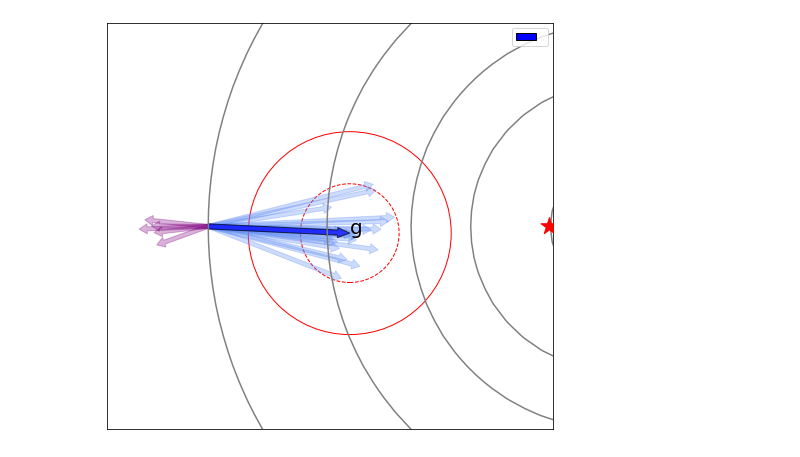
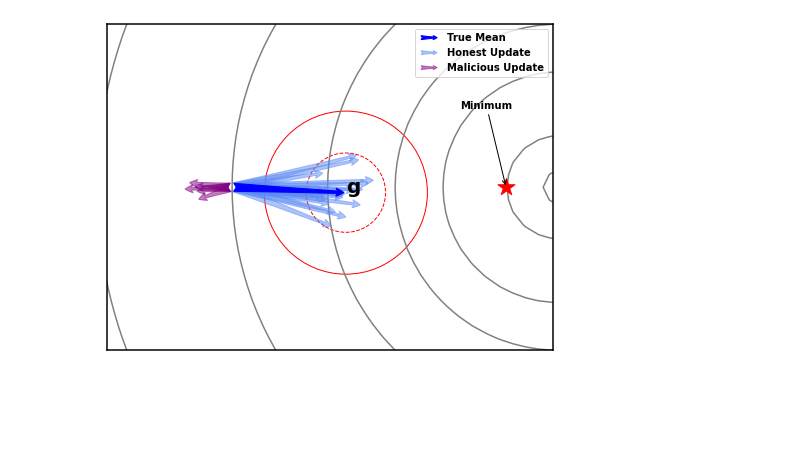
Before and after one commit to lishenghui/blades, a Jupyter notebook: src/notebooks/contours.ipynb, the cells around one changed output. Drawn from its saved outputs; the diff is of its cells as text; code cells hidden in the pictures; blank space fills up the shorter version.

```diff
--- a/src/notebooks/contours.ipynb
+++ b/src/notebooks/contours.ipynb
@@ -1,96 +1,100 @@
 # %%
-import matplotlib.patches as patches
-from matplotlib.path import Path
+import matplotlib.pyplot as plt
 import numpy as np
-import matplotlib.pyplot as plt
-import matplotlib.patheffects as patheffects
-from matplotlib.lines import Line2D
-import numpy as np
-import matplotlib.pyplot as plt
 from matplotlib.legend_handler import HandlerLine2D
-from matplotlib.patches import FancyArrowPatch
-from matplotlib.patches import Patch
-import matplotlib.patches as mpatches
+from matplotlib.patches import FancyArrowPatch, ArrowStyle
+
+
+plt.rcParams['axes.linewidth'] = 1.5 #set the value globally
+plt.rcParams["font.weight"] = "bold"
+plt.rcParams["axes.labelweight"] = "bold"
+plt.rcParams["savefig.format"] = 'pdf'
 
 cmap = plt.cm.coolwarm
 sd = 3
+benign_size = 20
+malicious_size = 5
 
 class AnnotationHandler(HandlerLine2D):
-    def __init__(self,ms,*args,**kwargs):
+    def __init__(self, ms, *args, **kwargs):
         self.ms = ms
-        HandlerLine2D.__init__(self,*args,**kwargs)
+        HandlerLine2D.__init__(self, *args, **kwargs)
+
     def create_artists(self, legend, orig_handle,
                        xdescent, ydescent, width, height, fontsize,
                        trans):
         xdata, xdata_marker = self.get_xdata(legend, xdescent, ydescent,
                                              width, height, fontsize)
-        ydata = ((height - ydescent) / 2.) * np.ones(xdata.shape, float)
-        legline = FancyArrowPatch(posA=(xdata[0],ydata[0]),
-                                  posB=(xdata[-1],ydata[-1]),
+        ydata = ((height - ydescent) / 2.) * np.ones(len(xdata), float)
+        legline = FancyArrowPatch(posA=(xdata[0], ydata[0]),
+                                  posB=(xdata[-1], ydata[-1]),
                                   mutation_scale=self.ms,
                                   **orig_handle.arrowprops)
         legline.set_transform(trans)
         return legline,
 
-def plot_contour(cur_point, benign, malicious, bound=True, xlim=(-1.5, 0.7), ylim=(0, 2), optim=(0.68, 1.0)):
+
+def plot_contour(cur_point, benign, malicious, bound=True, xlim=(-1.5, 0.7), ylim=(0, 2), optim=(0.68, 1.0), optim_annot=(0.4, 1.5)):
     cir_center = np.mean(benign, axis=0)
-    fig, ax = plt.subplots(figsize=(8, 8))
-#     fig, ax = plt.subplots()
+    fig, ax = plt.subplots(figsize=(8, 6))
     nx = 101
     ny = 105
     xvec = np.linspace(-4, 4.0, nx)
     yvec = np.linspace(-4, 4.0, ny)
 
     x1, x2 = np.meshgrid(xvec, yvec)
-    obj = x1**2 + x2**2 - 2*x1 - 2*x2 + 2
+    obj = x1 ** 2 + x2 ** 2 - 2 * x1 - 2 * x2 + 2
     ax.scatter(optim[0], optim[1], s=320, marker='*', color='red', zorder=3)
+    ax.annotate('Minimum', xy=optim, xytext=optim_annot, arrowprops={'arrowstyle': '->'}, va='center')
     cntr = ax.contour(x1, x2, obj, [0.01, 0.1, 0.5, 1, 2, 4, 8, 16], colors='gray')
 
     if bound:
         redius = max([np.linalg.norm(e - cir_center) for e in benign])
         cir1 = plt.Circle(cir_center, redius, color='red', fill=False, linestyle='--')
         ax.add_patch(cir1)
 
         cir1 = plt.Circle(cir_center, 0.5, color='red', fill=False)
         ax.add_patch(cir1)
-    ax.annotate('g', (cir_center[0],cir_center[1]),fontsize=20)
 
     for d in benign:
-        ax.arrow(x=cur_point[0], y=cur_point[1], dx=d[0] - cur_point[0], dy=d[1] - cur_point[1],
-                 width=0.02, color="#5D8BF4", alpha=0.3,
-                 head_width=0.05, head_length=0.04, overhang=0)
-#         annotate = ax.annotate('', xy=cur_point, xytext=d,
-#                        arrowprops=dict(arrowstyle='->',color="crimson"), label="arrow")
+        benign_handler = ax.annotate('', xy=d, xytext=cur_point,
+                                     arrowprops=dict(
+                                         arrowstyle=ArrowStyle("Fancy", head_length=.8, head_width=.8, tail_width=.8),
+                                         alpha=0.5, color="#5D8BF4"), label="Honest Update")
 
     for d in malicious:
-        ax.arrow(x=cur_point[0], y=cur_point[1], dx=d[0] - cur_point[0], dy=d[1] - cur_point[1],
-                 width=0.02, color="purple",  alpha=0.3,
-                 head_width=0.05, head_length=0.04, overhang=0)
+        malicious_handler = ax.annotate('', xy=d, xytext=cur_point,
+                                        arrowprops=dict(arrowstyle=ArrowStyle("Fancy", head_length=.8, head_width=.8,
+                                                                              tail_width=.8), alpha=0.5,
+                                                        color="purple"), label="Malicious Update")
 
-    true_mean = ax.arrow(x=cur_point[0], y=cur_point[1], dx=cir_center[0]  - cur_point[0], dy=cir_center[1] -  cur_point[1],
-                 width=0.025, facecolor="blue",  alpha=0.7, length_includes_head=True, label='True Mean',
-                 head_width=0.05, head_length=0.06, overhang=0)
+    true_mean = ax.annotate('', xy=cir_center, xytext=cur_point,
+                            arrowprops=dict(
+                                arrowstyle=ArrowStyle("Fancy", head_length=.8, head_width=.8, tail_width=.8),
+                                color="blue"), label="True Mean")
 
-
+    ax.annotate('g', (cir_center[0], cir_center[1]), fontsize=20)
     ax.set_xlim(xlim[0], xlim[1])
     ax.set_ylim(ylim[0], ylim[1])
 
-    legend_elements = [mpatches.FancyArrow(0, 0, 0, 0, fc='blue', width=1)]
-    plt.gca().set_aspect('equal', adjustable='box')
+    plt.gca().set_aspect('equal', adjustable='datalim')
     ax.set_xticks([])
     ax.set_yticks([])
-    plt.gca().set_aspect('equal', adjustable='box')
-    ax.legend(handles=legend_elements, loc='best')
+
+    ax.legend(handles=[true_mean, benign_handler, malicious_handler],
+              handler_map={type(true_mean): AnnotationHandler(5)})
+
+    return fig, ax
 
 cur_point = np.array([-1, 1])
 np.random.seed(sd)
 sz = 40
 sample_sz = 30
 mean = np.array((-0.3, 1))
 cov = np.array([[0.01, 0], [0, 0.01]])
-benign = np.random.multivariate_normal(mean, cov, 20)
-cir_center = np.mean(benign, axis=0)
-malicious = np.random.multivariate_normal((-1.2, 1), 0.2 * cov, 5)
+benign = np.random.multivariate_normal(mean, cov, benign_size)
+malicious = np.random.multivariate_normal((-1.2, 1), 0.2 * cov, malicious_size)
 plot_contour(cur_point, benign, malicious)
+plt.savefig("large_mean.pdf", bbox_inches="tight")
 # %% [output]
-[figure, old version]
+[figure, new version]
```
Also changed, not shown: parts of 7 cells of this notebook, 7 other files.
